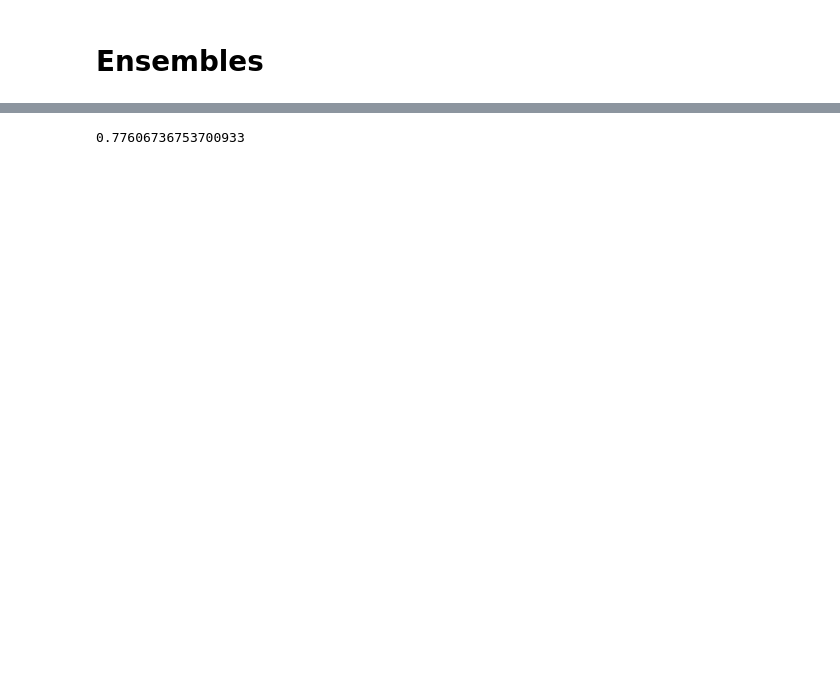
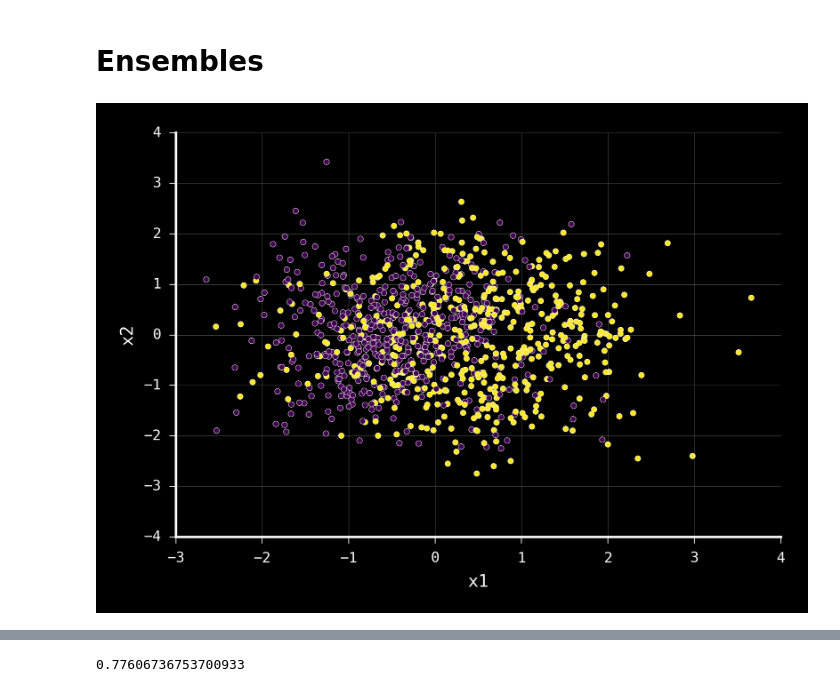
Before and after one commit to amitkaps/ensemble, a Jupyter notebook: ensembles.ipynb, the cells around one changed output, grey strips where cells are left out. Drawn from its saved outputs; the diff is of its cells as text; code cells hidden in the pictures; blank space fills up the shorter version.

```diff
--- a/ensembles.ipynb
+++ b/ensembles.ipynb
@@ -11,3 +31,33 @@ plt.rcParams['figure.figsize'] = [16,9]
+# %%
+plt.rcParams["grid.linestyle"] = "-"
+plt.rcParams["grid.linewidth"] = 0.3
+plt.rcParams["grid.color"] = (0.5, 0.5, 0.5, 0.5)
+# %%
+# Tick Customization
+plt.rcParams['xtick.direction'] = 'out'
+plt.rcParams['ytick.direction'] = 'out'
+plt.rcParams['xtick.major.pad'] = 10.0
+plt.rcParams['ytick.major.pad'] = 10.0
+plt.rcParams['xtick.major.width'] = 1
+plt.rcParams['ytick.major.width'] = 1
+plt.rcParams['xtick.major.size'] = 8
+plt.rcParams['ytick.major.size'] = 8
+# %%
+def hide_spines():
+    """Hides the top and rightmost axis spines from view for all active
+    figures and their respective axes."""
+
+    # Retrieve a list of all current figures.
+    figures = [x for x in plt._pylab_helpers.Gcf.get_all_fig_managers()]
+    for figure in figures:
+        # Get all Axis instances related to the figure.
+        for ax in figure.canvas.figure.get_axes():
+            # Disable spines.
+            #ax.spines['right'].set_color('none')
+            #ax.spines['top'].set_color('none')
+            # Disable ticks.
+            ax.xaxis.set_ticks_position('bottom')
+            ax.yaxis.set_ticks_position('left')
 # %%
 # Get Classifier
 from sklearn.ensemble import RandomForestClassifier, GradientBoostingClassifier
@@ -26,7 +77,7 @@ from sklearn.datasets import make_classification
 from sklearn.model_selection import train_test_split
 from sklearn.decomposition import PCA
 # %%
-X10, y = make_classification(n_samples = 100000, n_features=10, n_redundant=0,
+X10, y = make_classification(n_samples = 1000, n_features=10, n_redundant=0,
                              n_informative=10, random_state=123, n_classes = 2)
 # %%
 X = PCA(n_components=2).fit_transform(X10)
@@ -59,3 +109,12 @@ x_min, x_max = X[:, 0].min() - .5, X[:, 0].max() + .5
 y_min, y_max = X[:, 1].min() - .5, X[:, 1].max() + .5
 xx, yy = np.meshgrid(np.arange(x_min, x_max, step),np.arange(y_min, y_max, step))
 xxyy = np.c_[xx.ravel(), yy.ravel()]
+# %%
+# Lets plot the data set
+plt.scatter(X[:,0], X[:,1], c=y, s=50)
+plt.xlabel("x1")
+plt.ylabel("x2")
+hide_spines()
+plt.savefig("img/fig_00_data.png")
+# %% [output]
+[figure, added]
```
Also changed, not shown: parts of 11 cells of this notebook, 6 other files.
